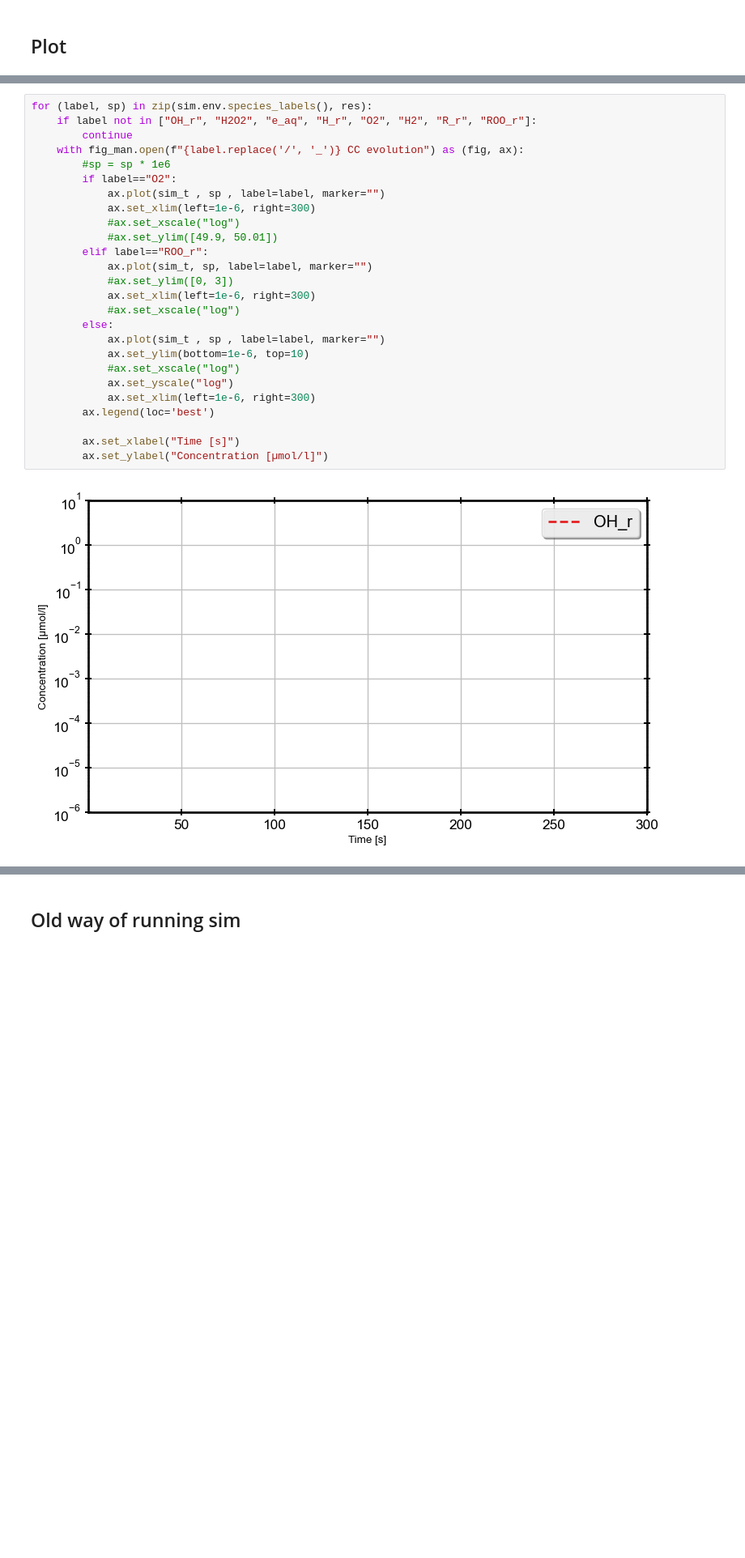
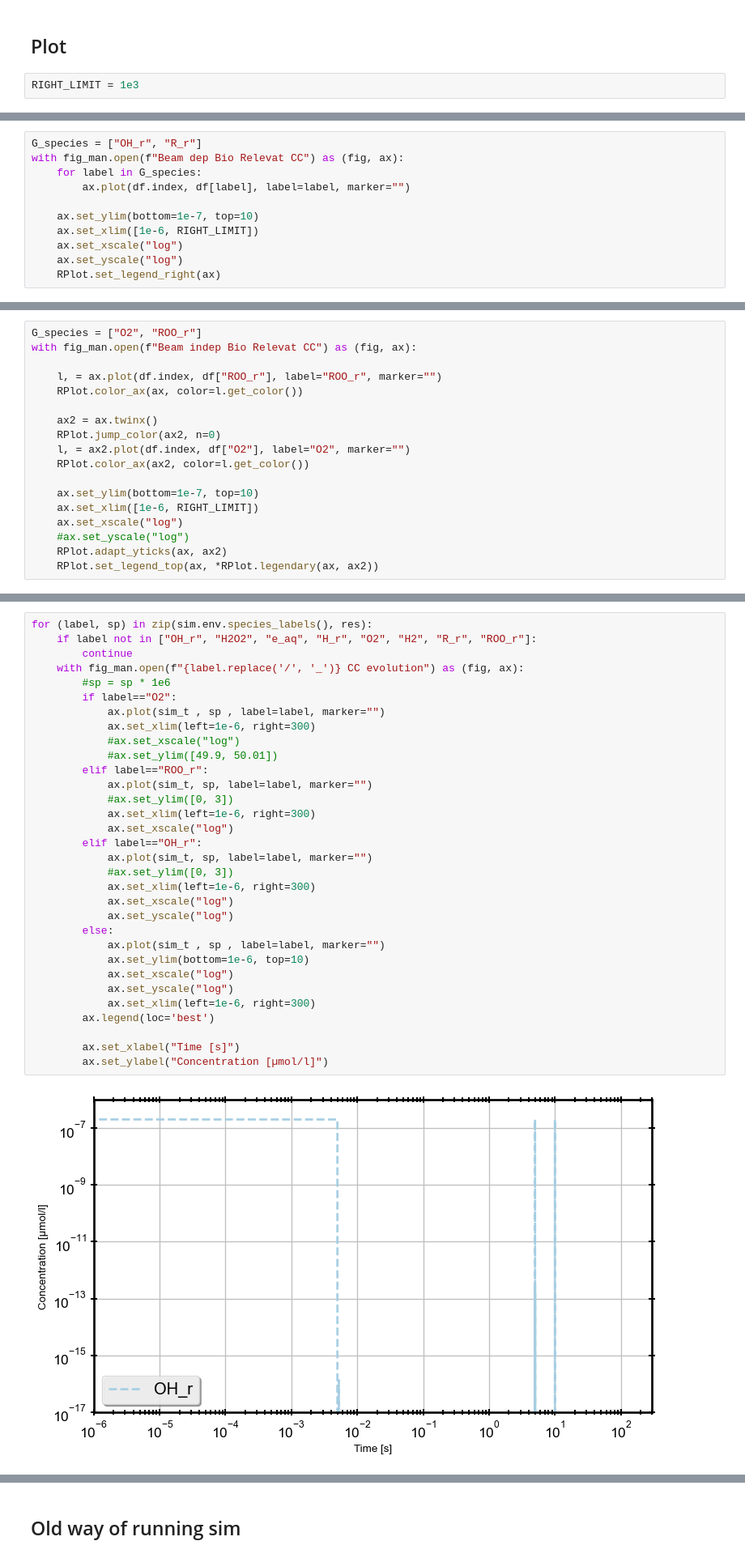
Before and after one commit to rtonneau/radiopyo, a Jupyter notebook: jupytest/water_radiolysis.ipynb, the cells around one changed output, grey strips where cells are left out. Shown at 81% size. Drawn from its saved outputs; the diff is of its cells as text; blank space fills up the shorter version.

```diff
--- a/jupytest/water_radiolysis.ipynb
+++ b/jupytest/water_radiolysis.ipynb
@@ -139,2 +106,4 @@ sim_t, res = sol.t, sol.y
 # %% [markdown]
 ## Plot
+# %%
+RIGHT_LIMIT = 1e3
@@ -140,0 +127,11 @@ sim_t, res = sol.t, sol.y
+# %%
+G_species = ["OH_r", "R_r"]
+with fig_man.open(f"Beam dep Bio Relevat CC") as (fig, ax):
+    for label in G_species:
+        ax.plot(df.index, df[label], label=label, marker="")
+
+    ax.set_ylim(bottom=1e-7, top=10)
+    ax.set_xlim([1e-6, RIGHT_LIMIT])
+    ax.set_xscale("log")
+    ax.set_yscale("log")
+    RPlot.set_legend_right(ax)
@@ -140,0 +142,18 @@ sim_t, res = sol.t, sol.y
+# %%
+G_species = ["O2", "ROO_r"]
+with fig_man.open(f"Beam indep Bio Relevat CC") as (fig, ax):
+
+    l, = ax.plot(df.index, df["ROO_r"], label="ROO_r", marker="")
+    RPlot.color_ax(ax, color=l.get_color())
+
+    ax2 = ax.twinx()
+    RPlot.jump_color(ax2, n=0)
+    l, = ax2.plot(df.index, df["O2"], label="O2", marker="")
+    RPlot.color_ax(ax2, color=l.get_color())
+
+    ax.set_ylim(bottom=1e-7, top=10)
+    ax.set_xlim([1e-6, RIGHT_LIMIT])
+    ax.set_xscale("log")
+    #ax.set_yscale("log")
+    RPlot.adapt_yticks(ax, ax2)
+    RPlot.set_legend_top(ax, *RPlot.legendary(ax, ax2))
@@ -141,28 +162,34 @@ sim_t, res = sol.t, sol.y
 # %%
 for (label, sp) in zip(sim.env.species_labels(), res):
     if label not in ["OH_r", "H2O2", "e_aq", "H_r", "O2", "H2", "R_r", "ROO_r"]:
         continue
     with fig_man.open(f"{label.replace('/', '_')} CC evolution") as (fig, ax):
         #sp = sp * 1e6
         if label=="O2":
             ax.plot(sim_t , sp , label=label, marker="")
             ax.set_xlim(left=1e-6, right=300)
             #ax.set_xscale("log")
             #ax.set_ylim([49.9, 50.01])
         elif label=="ROO_r":
             ax.plot(sim_t, sp, label=label, marker="")
             #ax.set_ylim([0, 3])
             ax.set_xlim(left=1e-6, right=300)
-            #ax.set_xscale("log")
+            ax.set_xscale("log")
+        elif label=="OH_r":
+            ax.plot(sim_t, sp, label=label, marker="")
+            #ax.set_ylim([0, 3])
+            ax.set_xlim(left=1e-6, right=300)
+            ax.set_xscale("log")
+            ax.set_yscale("log")
         else:
             ax.plot(sim_t , sp , label=label, marker="")
             ax.set_ylim(bottom=1e-6, top=10)
-            #ax.set_xscale("log")
+            ax.set_xscale("log")
             ax.set_yscale("log")
             ax.set_xlim(left=1e-6, right=300)
         ax.legend(loc='best')
 
         ax.set_xlabel("Time [s]")
         ax.set_ylabel("Concentration [µmol/l]")
 # %% [output]
-[figure, old version]
+[figure, new version]
```
Also changed, not shown: parts of 21 cells of this notebook, 3 other files.
